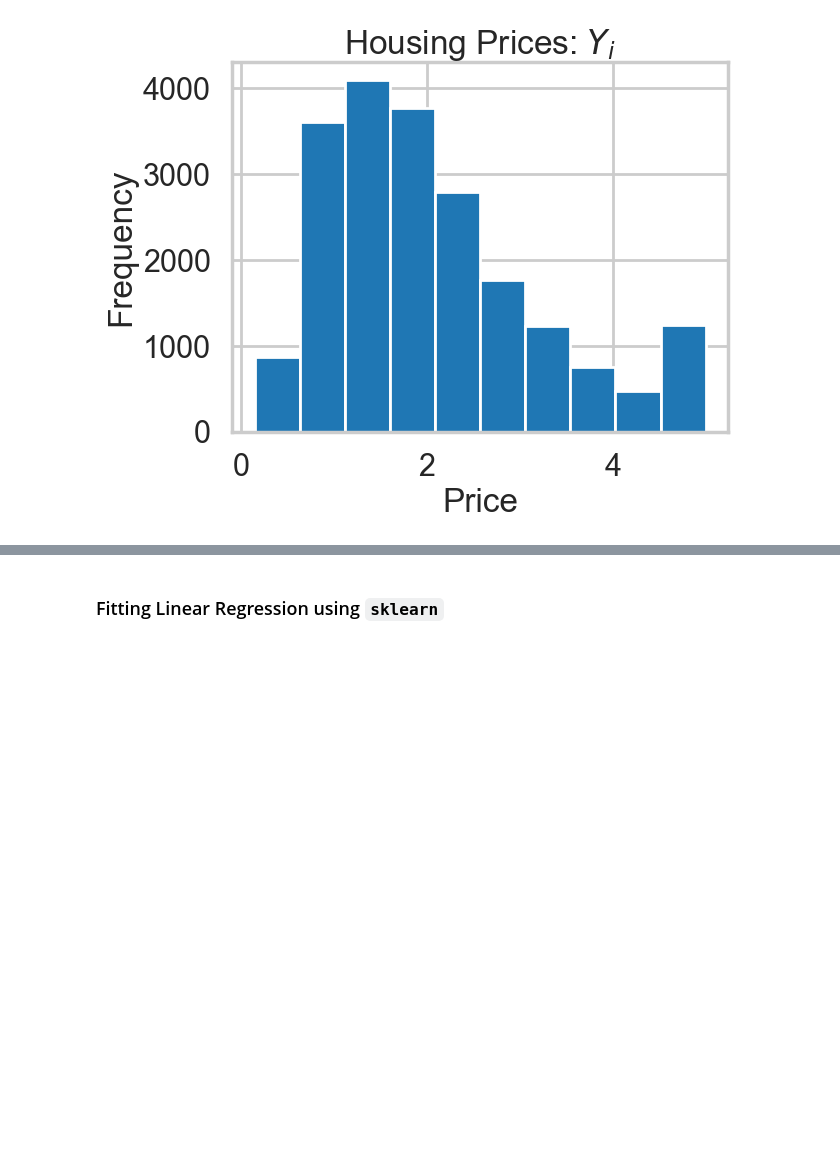
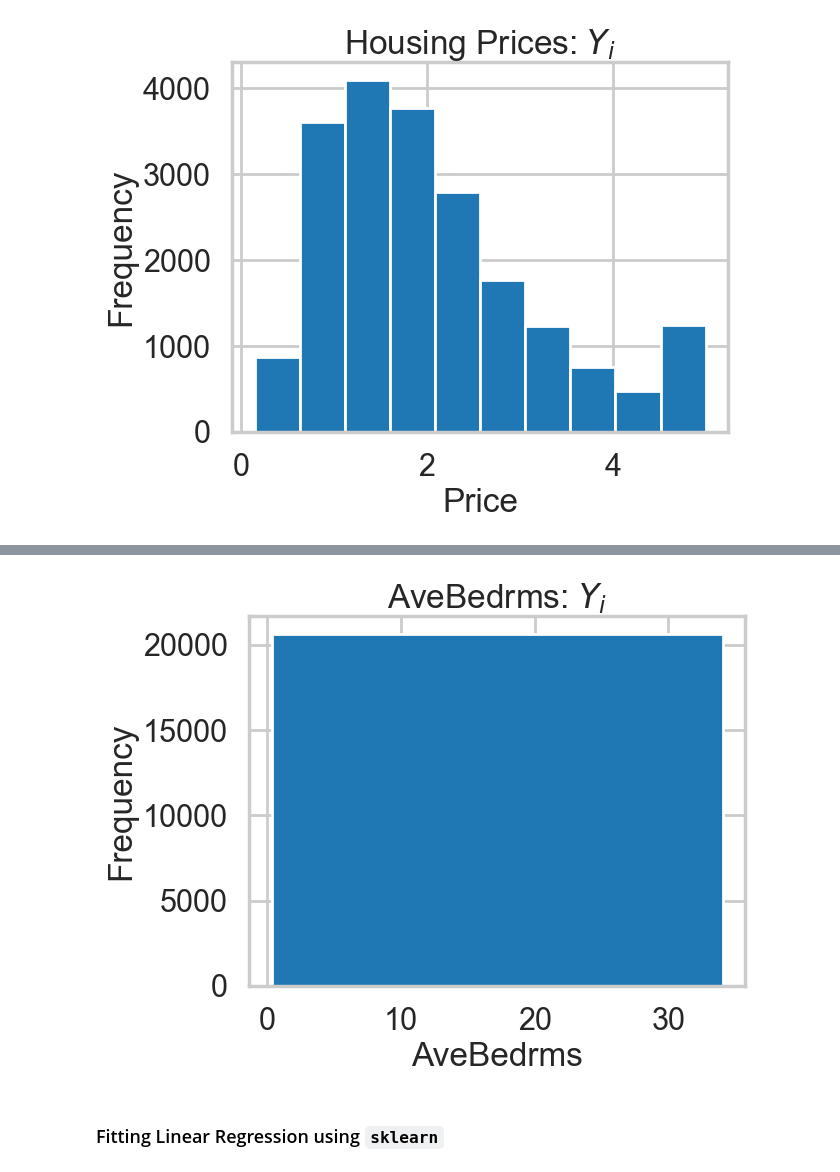
Before and after one commit to raymondEDS/data_science_class, a Jupyter notebook: class_5/Lab 5 Linear Regression.ipynb, the cells around one changed output, grey strips where cells are left out. Drawn from its saved outputs; the diff is of its cells as text; code cells hidden in the pictures; blank space fills up the shorter version.

```diff
--- a/class_5/Lab 5 Linear Regression.ipynb
+++ b/class_5/Lab 5 Linear Regression.ipynb
@@ -125,3 +171,11 @@ plt.show()
+# %%
+plt.hist(hos.AveBedrms,bins=1)
+plt.title('AveBedrms: $Y_i$')
+plt.xlabel('AveBedrms')
+plt.ylabel('Frequency')
+plt.show()
+# %% [output]
+[figure, added]
 # %% [markdown]
 ### Fitting Linear Regression using `sklearn`
 # %%
```
Also changed, not shown: parts of 11 cells of this notebook, 7 other files.
